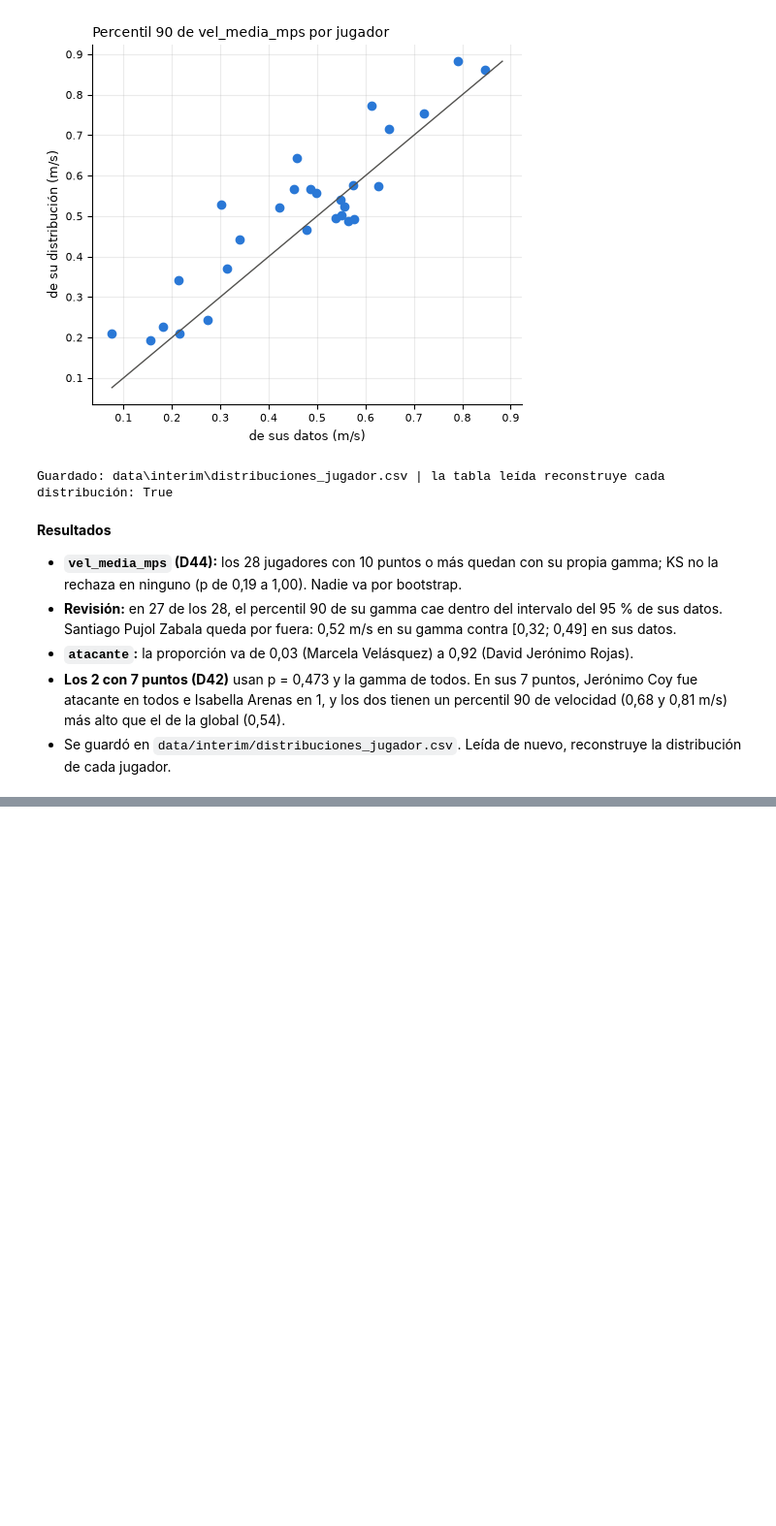
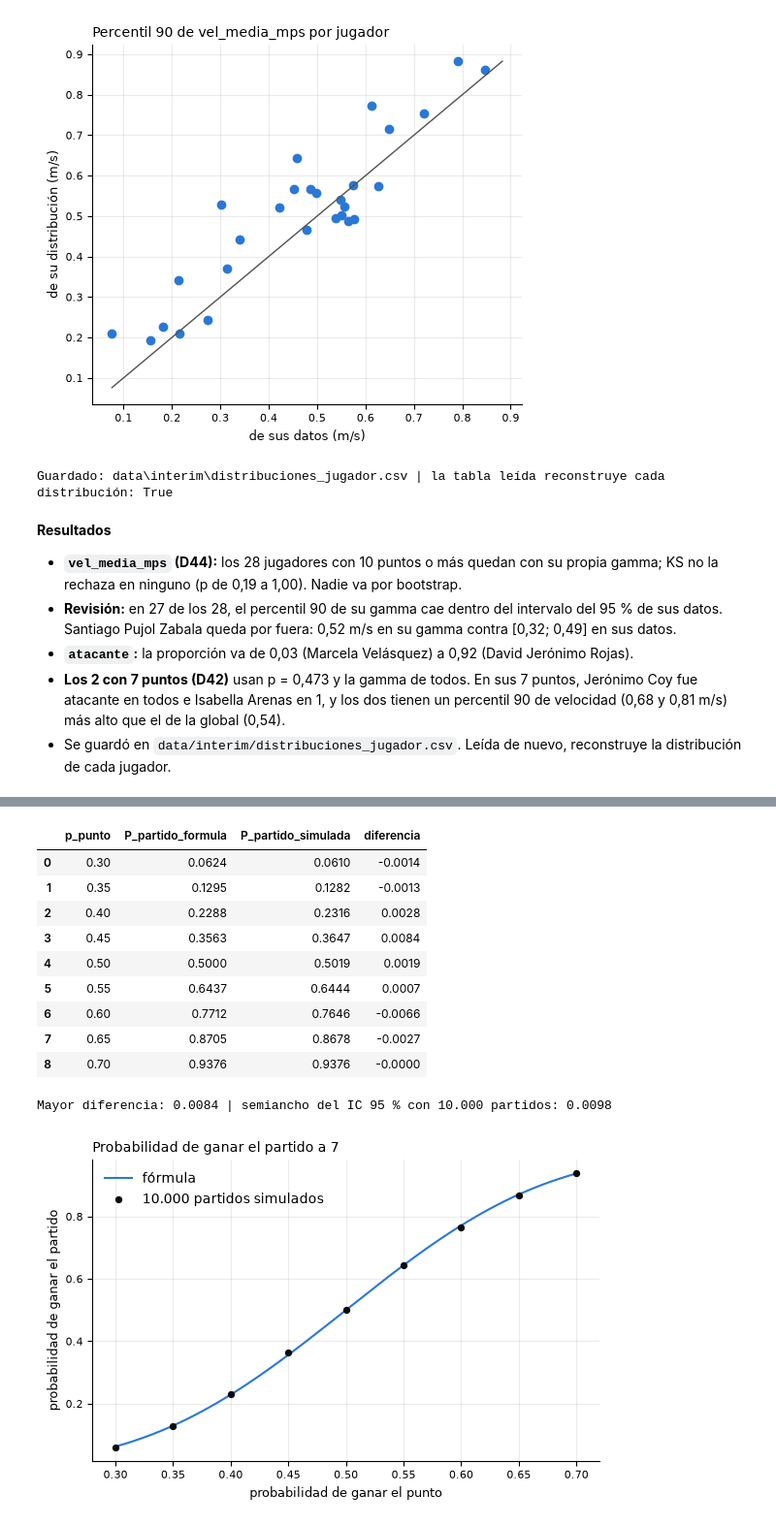
Before and after one commit to juanjocamposv/Proyecto_final_analitica, a Jupyter notebook: notebooks/Proyecto_Padel.ipynb, the cells around one changed output, grey strips where cells are left out. Shown at 97% size. Drawn from its saved outputs; the diff is of its cells as text; code cells hidden in the pictures; blank space fills up the shorter version.

```diff
--- a/notebooks/Proyecto_Padel.ipynb
+++ b/notebooks/Proyecto_Padel.ipynb
@@ -1121,0 +1137,15 @@ Guardado: data\interim\distribuciones_jugador.csv | la tabla leída reconstruye
+# %%
+config = sim.leer_ensamblaje()
+print('Ensamblaje (D45), pesos:', {n: round(c['peso'], 3) for n, c in config.items()})
+ens_train = sim.Ensamblaje(config).fit(train)
+print(f"Comprobación: entrenado con el train, AUC de test = {mod.metricas(test['gano'], ens_train.predecir(test))['auc']:.3f} (2.4: 0,581)")
+ens = sim.Ensamblaje(config).fit(tabla_modelo)
+
+jug = sim.tabla_jugadores(distribuciones_jugador, participaciones)
+valores_vel = sim.valores_vel(obs)
+pares = sim.parejas(jug)
+i, j = sim.enfrentamientos(pares)
+rng = np.random.default_rng(datos.SEMILLA)
+print(f'Jugadores: {len(jug)} | parejas posibles: {len(pares)} | enfrentamientos sin jugadores en común: {len(i)} '
+      f'({np.bincount(np.r_[i, j]).min()} rivales por pareja)')
+print('Llenaron el formulario pero no se simulan:', jugadores.loc[~jugadores['codigo'].isin(jug['codigo']), 'nombre'].tolist())
@@ -1121,0 +1167,29 @@ Guardado: data\interim\distribuciones_jugador.csv | la tabla leída reconstruye
+# %%
+p = np.round(np.arange(0.30, 0.71, 0.05), 2)
+formula = sim.prob_partido(p)
+simulado = np.array([sim.simular_partidos(x, 10_000, rng) for x in p])
+display(pd.DataFrame({'p_punto': p, 'P_partido_formula': formula, 'P_partido_simulada': simulado,
+                      'diferencia': simulado - formula}).round(4))
+print(f'Mayor diferencia: {np.abs(simulado - formula).max():.4f} | semiancho del IC 95 % con 10.000 partidos: {1.96 * np.sqrt(0.25 / 10_000):.4f}')
+
+fig, eje = plt.subplots(figsize=(6, 4))
+xs = np.linspace(0.3, 0.7, 200)
+eje.plot(xs, sim.prob_partido(xs), label='fórmula')
+eje.scatter(p, simulado, color='#0b0b0b', s=18, zorder=3, label='10.000 partidos simulados')
+eje.legend(frameon=False)
+eje.set(title='Probabilidad de ganar el partido a 7', xlabel='probabilidad de ganar el punto', ylabel='probabilidad de ganar el partido')
+fig.tight_layout()
+plt.show()
+# %% [output]
+|  | p_punto | P_partido_formula | P_partido_simulada | diferencia |
+| 0 | 0.30 | 0.0624 | 0.0610 | -0.0014 |
+| 1 | 0.35 | 0.1295 | 0.1282 | -0.0013 |
+| 2 | 0.40 | 0.2288 | 0.2316 | 0.0028 |
+| 3 | 0.45 | 0.3563 | 0.3647 | 0.0084 |
+| 4 | 0.50 | 0.5000 | 0.5019 | 0.0019 |
+| 5 | 0.55 | 0.6437 | 0.6444 | 0.0007 |
+| 6 | 0.60 | 0.7712 | 0.7646 | -0.0066 |
+| 7 | 0.65 | 0.8705 | 0.8678 | -0.0027 |
+| 8 | 0.70 | 0.9376 | 0.9376 | -0.0000 |
+Mayor diferencia: 0.0084 | semiancho del IC 95 % con 10.000 partidos: 0.0098
+[figure, added]
```
Also changed, not shown: parts of 18 cells of this notebook, 4 other files.
